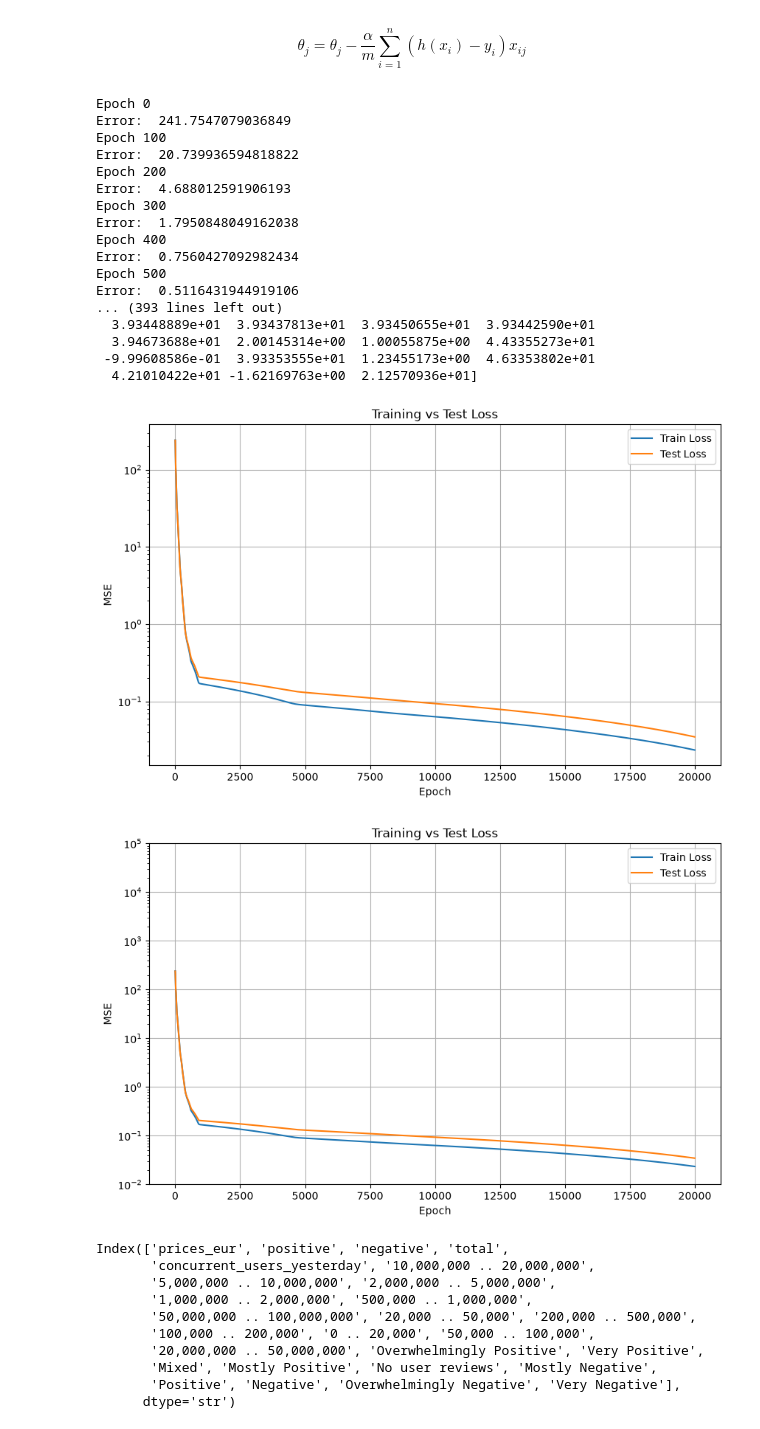
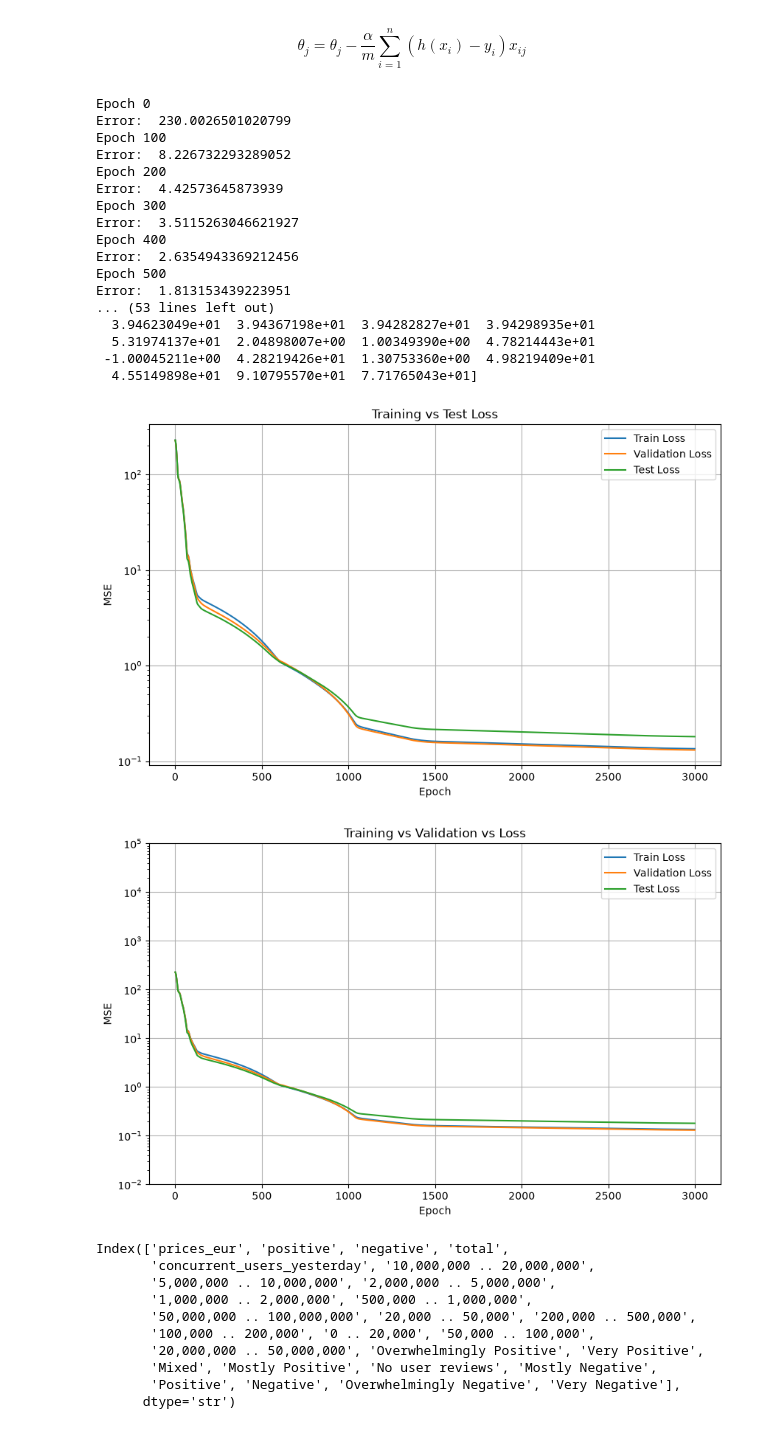
Before and after one commit to SALV19/MachineLearning, a Jupyter notebook: steam-project-huber-nestrov.ipynb, the cells around one changed output. Cells and saved outputs as stored; diff of their text form; code cells hidden in the pictures.

Commit message:
fix: correction add validation

```diff
--- a/steam-project-huber-nestrov.ipynb
+++ b/steam-project-huber-nestrov.ipynb
@@ -555,20 +539,25 @@ df_x = games_final.iloc[:, [0, *range(2, len(games_final.columns))]]
 df_y = games_final.iloc[:, 1]
 # display(df_y)
 
-train_length = round(len(df_x) * .8)
+train_length = round(len(df_x) * .6)
+validation_length = round(train_length / 2) + train_length
 df_x_train = df_x[:train_length]
-df_x_test = df_x[train_length:]
+df_x_validation = df_x[train_length:validation_length]
+df_x_test = df_x[validation_length:]
+
 
 df_y_train = df_y[:train_length]
-df_y_test = df_y[train_length:]
+df_y_validation = df_y[train_length:validation_length]
+df_y_test = df_y[validation_length:]
 
 df_x_standar, mean, std = standardize_data(df_x_train.iloc[:, :5])
 df_x_train = pd.concat([df_x_standar.iloc[:, :], df_x_train.iloc[:, 5:]], axis=1)
-df_x_train
+
+df_x_validation_standar = (df_x_validation.iloc[:, :5] - mean) / std
+df_x_validation = pd.concat([df_x_validation_standar, df_x_validation.iloc[:, 5:]], axis=1)
 
 df_x_test_standar = (df_x_test.iloc[:, :5] - mean) / std
 df_x_test = pd.concat([df_x_test_standar, df_x_test.iloc[:, 5:]], axis=1)
-display(df_x_test)
 
 see_nan_values(df_x_train)
 # %% [output]
@@ -749,7 +724,7 @@ def GD(params, alfa, b, x_values, y, change, momentum = 0.9):
 
 	return new_params, b, change, mean_error
 # %%
-def train(df_x, df_y, df_x_test, df_y_test):
+def train(df_x, df_y, df_x_validation, df_y_validation, df_x_test, df_y_test):
 	"""
 		Entrenamiento del modelo
 		Selecciona instancia
@@ -766,6 +741,7 @@ def train(df_x, df_y, df_x_test, df_y_test):
 	momentum = 0.9
 
 	errors = []
+	validation_errors = []
 	test_errors = []
 
 	while True:
@@ -776,8 +752,11 @@ def train(df_x, df_y, df_x_test, df_y_test):
 		errors.append(mean_error)
 
 		# plt.plot(errors)
+		validation_predictions = h(params, df_x_validation, b)
+		validation_loss = huber_loss(validation_predictions, df_y_validation)
+		validation_errors.append(validation_loss)
+
 		test_predictions = h(params, df_x_test, b)
-		# test_loss = calculate_loss(test_predictions - df_y_test)
 		test_loss = huber_loss(test_predictions, df_y_test)
 		test_errors.append(test_loss)
 
@@ -799,48 +778,50 @@ def train(df_x, df_y, df_x_test, df_y_test):
 			print ("final params:")
 			print (params)
 			break
-	return params, b, errors, test_errors
+	return params, b, errors, test_errors, validation_errors
 # %%
-params, b, errors, test_errors = train(df_x_train, df_y_train, df_x_test, df_y_test)
+params, b, errors, test_errors, validation_errors = train(df_x_train, df_y_train, df_x_validation, df_y_validation, df_x_test, df_y_test)
 
 plt.figure(figsize=(10, 6))
 
 plt.plot(errors, label="Train Loss")
+plt.plot(validation_errors, label="Validation Loss")
 plt.plot(test_errors, label="Test Loss")
 
 plt.yscale("log")
 
 plt.xlabel("Epoch")
 plt.ylabel("MSE")
 plt.title("Training vs Test Loss")
 
 plt.legend()
 plt.grid()
 
 plt.show()
 # %% [output]
 Epoch 0
-Error:  241.7547079036849
+Error:  230.0026501020799
 Epoch 100
-Error:  20.739936594818822
+Error:  8.226732293289052
 Epoch 200
-Error:  4.688012591906193
+Error:  4.42573645873939
 Epoch 300
-Error:  1.7950848049162038
+Error:  3.5115263046621927
 Epoch 400
-Error:  0.7560427092982434
+Error:  2.6354943369212456
 Epoch 500
-Error:  0.5116431944919106
-... (393 lines left out)
-  3.93448889e+01  3.93437813e+01  3.93450655e+01  3.93442590e+01
-  3.94673688e+01  2.00145314e+00  1.00055875e+00  4.43355273e+01
- -9.99608586e-01  3.93353555e+01  1.23455173e+00  4.63353802e+01
-  4.21010422e+01 -1.62169763e+00  2.12570936e+01]
+Error:  1.813153439223951
+... (53 lines left out)
+  3.94623049e+01  3.94367198e+01  3.94282827e+01  3.94298935e+01
+  5.31974137e+01  2.04898007e+00  1.00349390e+00  4.78214443e+01
+ -1.00045211e+00  4.28219426e+01  1.30753360e+00  4.98219409e+01
+  4.55149898e+01  9.10795570e+01  7.71765043e+01]
-[figure, old version]
+[figure, new version]
 # %%
 plt.figure(figsize=(10, 6))
 
 plt.plot(errors, label="Train Loss")
+plt.plot(validation_errors, label="Validation Loss")
 plt.plot(test_errors, label="Test Loss")
 
 plt.yscale("log")
@@ -848,14 +829,14 @@ plt.ylim(1e-2, 1e5)
 
 plt.xlabel("Epoch")
 plt.ylabel("MSE")
-plt.title("Training vs Test Loss")
+plt.title("Training vs Validation vs Loss")
 
 plt.legend()
 plt.grid()
 
 plt.show()
 # %% [output]
-[figure, old version]
+[figure, new version]
 # %%
 df_x_train.columns
 # %% [output]
```
Also changed, not shown: parts of 7 cells of this notebook, 10 other files.
